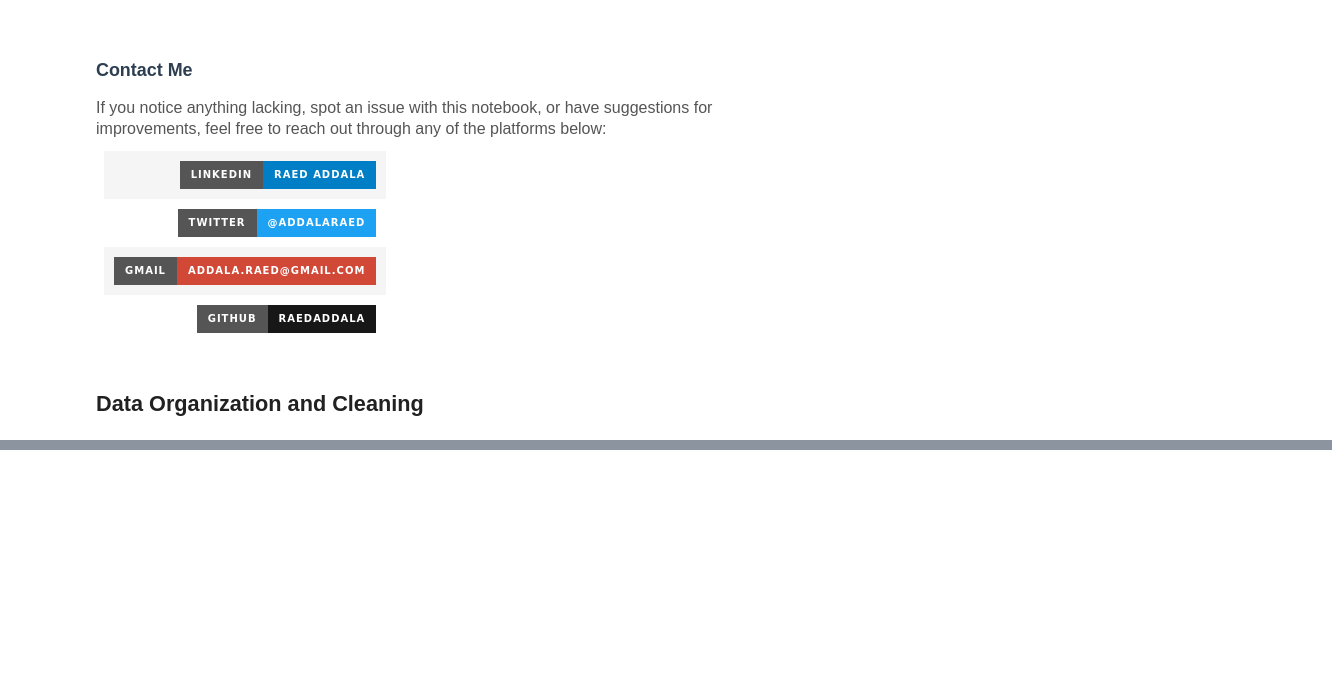
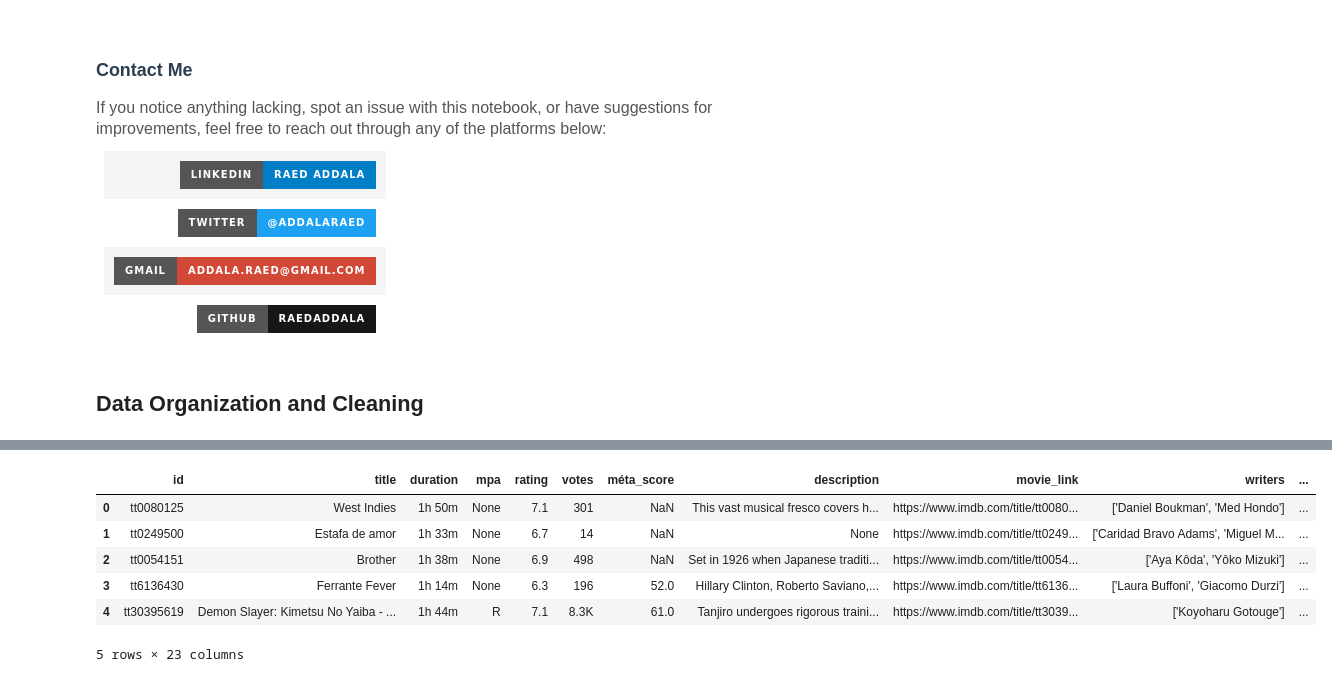
Before and after one commit to RaedAddala/Scraping-IMDB, a Jupyter notebook: Dataset/guide-to-extracting-data-from-this-dataset.ipynb, the cells around one changed output, grey strips where cells are left out. Cells and saved outputs as stored; diff of their text form; code cells hidden in the pictures; badges without logos; blank space fills up the shorter version.

Commit message:
updating data

```diff
--- a/Dataset/guide-to-extracting-data-from-this-dataset.ipynb
+++ b/Dataset/guide-to-extracting-data-from-this-dataset.ipynb
@@ -73,3 +99 @@ root_dir = "/kaggle/input/imdb-movies-from-1960-to-2023/Data"
-# %%
-merged_data = pl.DataFrame()
 # %%
@@ -182,3 +126,0 @@ for folder in os.listdir(root_dir):
-# %%
-# Concatenate (missing cols filled with nulls)
-merged_data = pl.concat(frames, how="diagonal")
@@ -224,0 +154,17 @@ merged_data.write_csv("/kaggle/working/final_dataset.csv")
+# %%
+def parse_release_date(x: str) -> datetime.date:
+    """Parse release date with specific formats and fallback to dateutil."""
+    if not x or x == '[]' or x.lower() in ('n/a', 'unknown'):
+        return None
+    try:
+        # Try common formats first
+        for fmt in ['%m/%d/%Y', '%Y-%m-%d', '%d-%m-%Y']:
+            try:
+                return datetime.strptime(str(x), fmt).date()
+            except ValueError:
+                continue
+        # Fallback to dateutil
+        return parser.parse(str(x), dayfirst=False, fuzzy=True).date()
+    except Exception as e:
+        logger.warning(f"Failed to parse date: {x}, error: {str(e)}")
+        return None
@@ -224,0 +345,20 @@ merged_data.write_csv("/kaggle/working/final_dataset.csv")
+# %%
+def save_outputs(df: pl.DataFrame, output_dir: str):
+    """Save DataFrame to CSV, Parquet, and Feather formats."""
+    output_files = {
+        'csv': 'final_dataset.csv',
+        'parquet': 'final_dataset.parquet',
+        'feather': 'final_dataset.feather'
+    }
+    for fmt, filename in output_files.items():
+        file_path = os.path.join(output_dir, filename)
+        try:
+            if fmt == 'csv':
+                df.write_csv(file_path)
+            elif fmt == 'parquet':
+                df.write_parquet(file_path)
+            elif fmt == 'feather':
+                df.write_ipc(file_path)  # Feather is implemented as IPC in Polars
+            logger.info(f'Saved dataset to {file_path}')
+        except Exception as e:
+            logger.error(f'Failed to save {file_path}: {str(e)}')
@@ -224,0 +477,3 @@ merged_data.write_csv("/kaggle/working/final_dataset.csv")
+# %%
+main()
+# %% [output]
@@ -224,0 +497,7 @@ merged_data.write_csv("/kaggle/working/final_dataset.csv")
+|  | id | title | duration | mpa | rating | votes | méta_score | description | movie_link | writers | ... |
+| 0 | tt0080125 | West Indies | 1h 50m | None | 7.1 | 301 | NaN | This vast musical fresco covers h... | https://www.imdb.com/title/tt0080... | ['Daniel Boukman', 'Med Hondo'] | ... |
+| 1 | tt0249500 | Estafa de amor | 1h 33m | None | 6.7 | 14 | NaN | None | https://www.imdb.com/title/tt0249... | ['Caridad Bravo Adams', 'Miguel M... | ... |
+| 2 | tt0054151 | Brother | 1h 38m | None | 6.9 | 498 | NaN | Set in 1926 when Japanese traditi... | https://www.imdb.com/title/tt0054... | ['Aya Kôda', 'Yôko Mizuki'] | ... |
+| 3 | tt6136430 | Ferrante Fever | 1h 14m | None | 6.3 | 196 | 52.0 | Hillary Clinton, Roberto Saviano,... | https://www.imdb.com/title/tt6136... | ['Laura Buffoni', 'Giacomo Durzi'] | ... |
+| 4 | tt30395619 | Demon Slayer: Kimetsu No Yaiba - ... | 1h 44m | R | 7.1 | 8.3K | 61.0 | Tanjiro undergoes rigorous traini... | https://www.imdb.com/title/tt3039... | ['Koyoharu Gotouge'] | ... |
+5 rows × 23 columns
```
Also changed, not shown: parts of 15 cells of this notebook, 4 other files.
